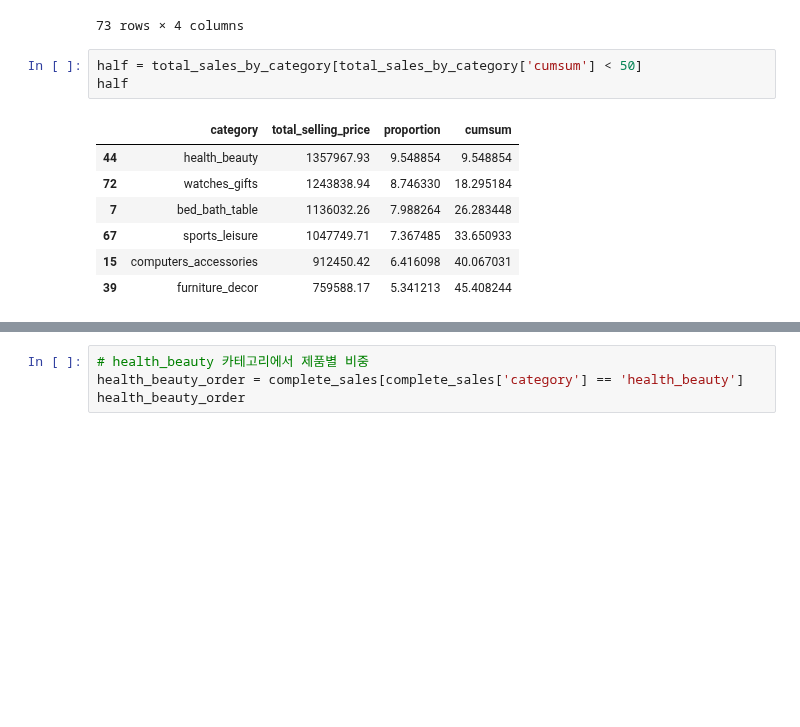
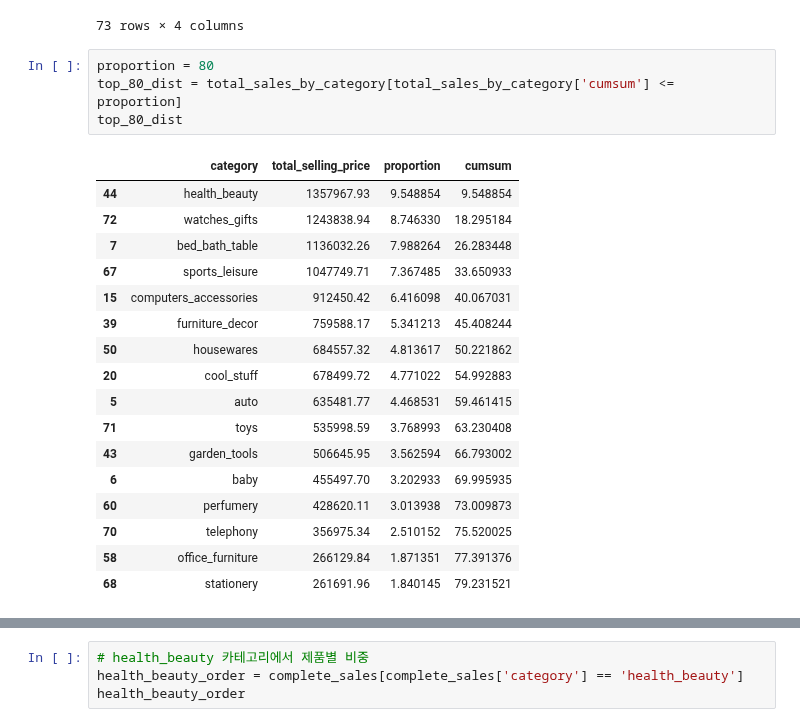
Before and after one commit to jmhwang-dev/e-commerce, a Jupyter notebook: notebooks/pandas/eda/sales_detail.ipynb, the cells around one changed output, grey strips where cells are left out. Cells and saved outputs as stored; diff of their text form; blank space fills up the shorter version.

```diff
--- a/notebooks/pandas/eda/sales_detail.ipynb
+++ b/notebooks/pandas/eda/sales_detail.ipynb
@@ -386,16 +386,27 @@ total_sales_by_category
 | 63 | security_and_services | 324.51 | 0.002282 | 100.000000 |
 73 rows × 4 columns
 # %%
-half = total_sales_by_category[total_sales_by_category['cumsum'] < 50]
-half
+proportion = 80
+top_80_dist = total_sales_by_category[total_sales_by_category['cumsum'] <= proportion]
+top_80_dist
 # %% [output]
 |  | category | total_selling_price | proportion | cumsum |
 | 44 | health_beauty | 1357967.93 | 9.548854 | 9.548854 |
 | 72 | watches_gifts | 1243838.94 | 8.746330 | 18.295184 |
 | 7 | bed_bath_table | 1136032.26 | 7.988264 | 26.283448 |
 | 67 | sports_leisure | 1047749.71 | 7.367485 | 33.650933 |
 | 15 | computers_accessories | 912450.42 | 6.416098 | 40.067031 |
 | 39 | furniture_decor | 759588.17 | 5.341213 | 45.408244 |
+| 50 | housewares | 684557.32 | 4.813617 | 50.221862 |
+| 20 | cool_stuff | 678499.72 | 4.771022 | 54.992883 |
+| 5 | auto | 635481.77 | 4.468531 | 59.461415 |
+| 71 | toys | 535998.59 | 3.768993 | 63.230408 |
+| 43 | garden_tools | 506645.95 | 3.562594 | 66.793002 |
+| 6 | baby | 455497.70 | 3.202933 | 69.995935 |
+| 60 | perfumery | 428620.11 | 3.013938 | 73.009873 |
+| 70 | telephony | 356975.34 | 2.510152 | 75.520025 |
+| 58 | office_furniture | 266129.84 | 1.871351 | 77.391376 |
+| 68 | stationery | 261691.96 | 1.840145 | 79.231521 |
 # %%
 plt.figure(figsize=(12, 4))
 
```
Also changed, not shown: parts of 1 cell of this notebook.
